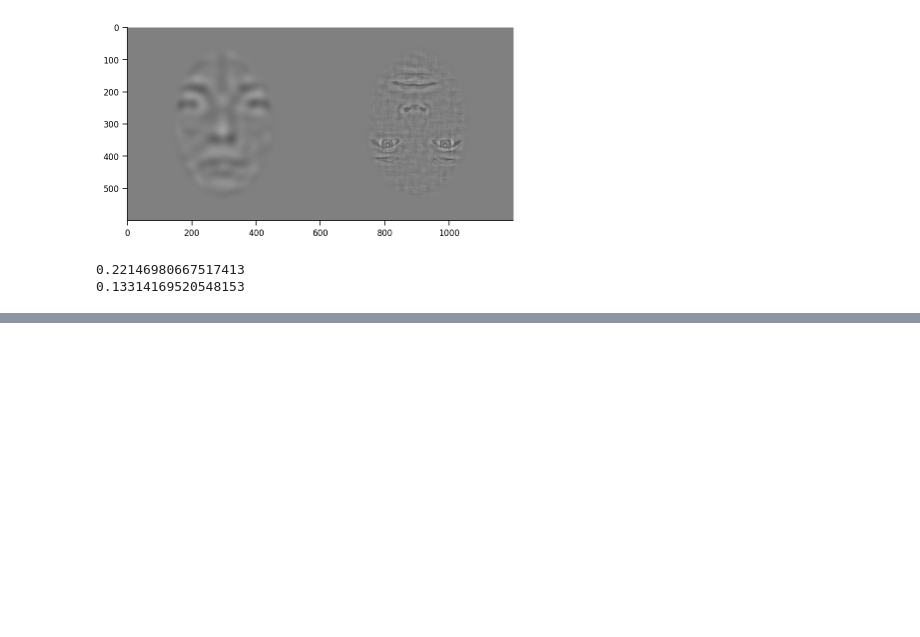
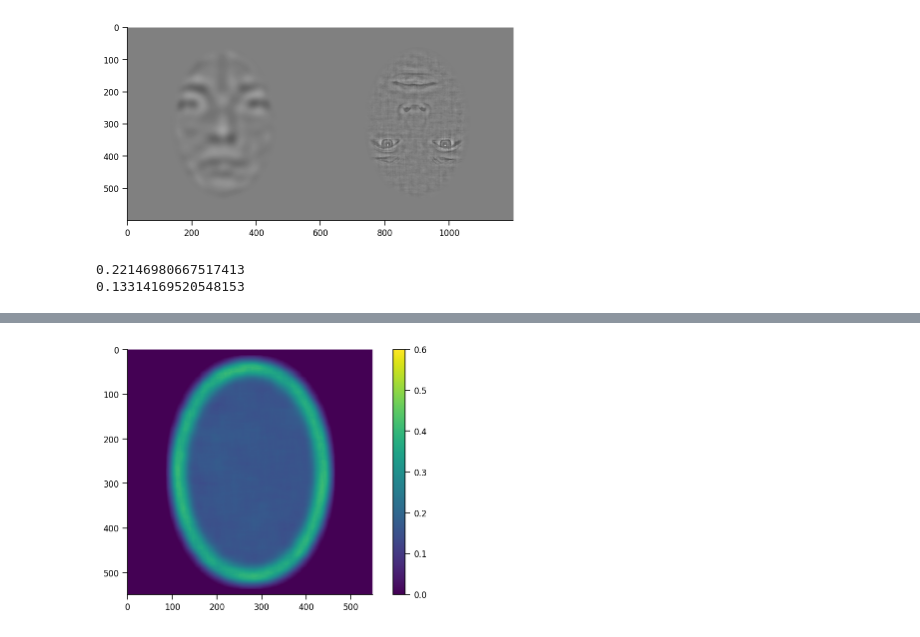
Before and after one commit to kpetras/ImageFun, a Jupyter notebook: MutualInfoImages.ipynb, the cells around one changed output, grey strips where cells are left out. Cells and saved outputs as stored; diff of their text form; code cells hidden in the pictures; blank space fills up the shorter version.

```diff
--- a/MutualInfoImages.ipynb
+++ b/MutualInfoImages.ipynb
@@ -130,0 +165,28 @@ plt.colorbar()
+# %%
+#same thing for scrambled
+#loop over images to get individual MI arrays and then average over those
+window = 50
+MI_scrimage = np.zeros([47,LSF.shape[0] - window -1,LSF.shape[0] - window -1])
+
+for ii in range (47):
+  LSFscr= plt.imread(LSFscrims[ii])
+  HSFscr= plt.imread(HSFscrims[ii])
+  for horstep in range (LSFscr.shape[0] - window -1) :
+    for vertstep in range (LSFscr.shape[0] - window -1) :
+      imbin1=LSFscr[horstep:horstep+window,vertstep:vertstep+window]
+      imbin2=HSFscr[horstep:horstep+window,vertstep:vertstep+window]
+      #get histogram for current window
+      hist_2d, x_edges, y_edges = np.histogram2d(
+      imbin1.ravel(),
+      imbin2.ravel(),
+      bins=20)
+      thisbin = mutual_information(hist_2d)
+      MI_scrimage[ii,horstep,vertstep]=thisbin
+#average over MI_image
+# %%
+MIscr_avg = np.mean(MI_scrimage,0)
+plt.imshow(MIscr_avg, vmin=0, vmax=0.6)
+plt.colorbar()
+plt.savefig('/content/gdrive/MyDrive/RetMEG/MI_scrambled.eps', format='eps')
+# %% [output]
+[figure, added]
```
Also changed, not shown: parts of 9 cells of this notebook.
